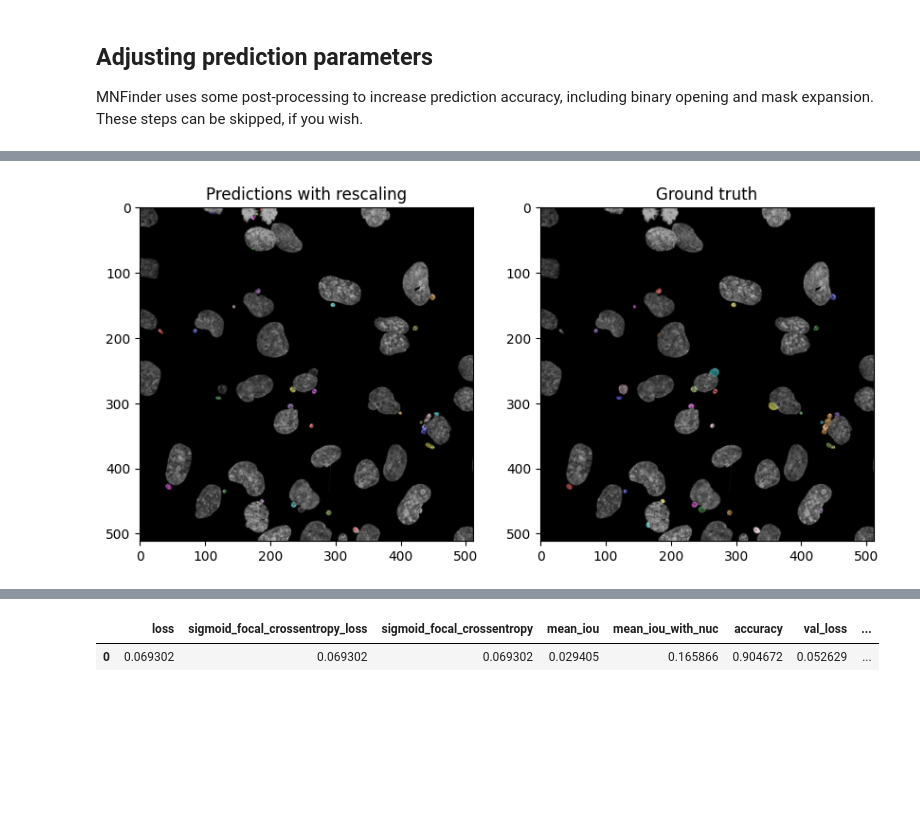
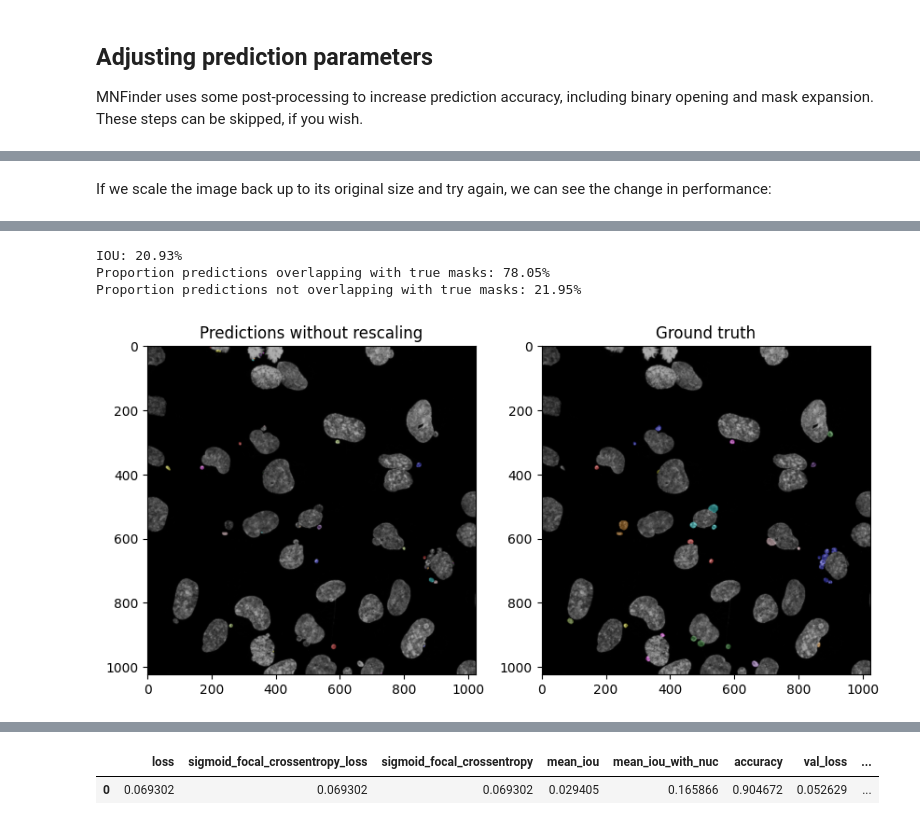
Before and after one commit to hatch-lab/mnfinder, a Jupyter notebook: quick-start.ipynb, the cells around one changed output, grey strips where cells are left out. Cells and saved outputs as stored; diff of their text form; code cells hidden in the pictures; blank space fills up the shorter version.

```diff
--- a/quick-start.ipynb
+++ b/quick-start.ipynb
@@ -35,4 +32,4 @@ MNModel.get_available_models()
 # %% [markdown]
 Let’s try the `Attention` model, which is the default.
 # %%
-attention_model = MNModel.get_model('Attention')
+attention_model = MNClassifier.get_model('Attention')
@@ -165,4 +168,4 @@ This image is of fixed RPE-1 cells expressing 2xRFP-NLS and stained with DAPI, t
 # %%
-img = tifffile.imread(MNModel.testing_root / "images/MAX_2022-12-29 ATF3 tilescan.lif - BAY.tif")
+img = tifffile.imread(MNClassifier.testing_root / "2023-05-31_misc/images/MAX_2022-12-29 ATF3 tilescan.lif - BAY.tif")
 img.shape
 # %% [output]
@@ -179,5 +178,5 @@ ax[1].imshow(img[1])
 # %%
 # Load ground truth
-true_labels = np.array(Image.open(MNModel.testing_root / "mn_masks/MAX_2022-12-29 ATF3 tilescan.lif - BAY.png"))
-true_labels = label((true_labels[...,0] > 0))
+true_labels = np.array(Image.open(MNClassifier.testing_root / "2023-05-31_misc/mn_masks/MAX_2022-12-29 ATF3 tilescan.lif - BAY.png"))
+true_labels = true_labels[...,2]
 # %%
@@ -203,11 +205,14 @@ Proportion predictions not overlapping with true masks: 28.27%
+# %% [markdown]
+If we scale the image back up to its original size and try again, we can see the change in performance:
 # %%
-# Resize the image
-resized_img = cv2.resize(img[0], None, fx=0.5, fy=0.5, interpolation=cv2.INTER_NEAREST)
-resized_true_labels = cv2.resize(true_labels, None, fx=0.5, fy=0.5, interpolation=cv2.INTER_NEAREST)
+# Original image size
+resized_img = cv2.resize(img, None, fx=2, fy=2, interpolation=cv2.INTER_NEAREST)
+resized_true_labels = cv2.resize(true_labels, None, fx=2, fy=2, interpolation=cv2.INTER_NEAREST)
 
-nuc_labels, mn_labels, mn_raw = attention_model.predict(resized_img)
+labels = attention_model.predict(resized_img)
+mn_labels = labels[...,2]
 f,ax = plt.subplots(1,2, figsize=(10,10))
-ax[0].set_title("Predictions with rescaling")
+ax[0].set_title("Predictions without rescaling")
 ax[0].imshow(label2rgb(mn_labels, rescale_intensity(resized_img)))
 ax[1].set_title("Ground truth")
 ax[1].imshow(label2rgb(resized_true_labels, rescale_intensity(resized_img)))
@@ -225,4 +229,7 @@ Proportion predictions not overlapping with true masks: 15.02%
+IOU: 20.93%
+Proportion predictions overlapping with true masks: 78.05%
+Proportion predictions not overlapping with true masks: 21.95%
-[figure, old version]
+[figure, new version]
 # %%
 comparison = np.zeros(( resized_img.shape[0], resized_img.shape[1], 3), dtype=np.uint8)
 comparison[(mn_labels > 0) & (resized_true_labels <= 0)] = (255,255,0) # FP yellow
```
Also changed, not shown: parts of 35 cells of this notebook, 5 other files.
